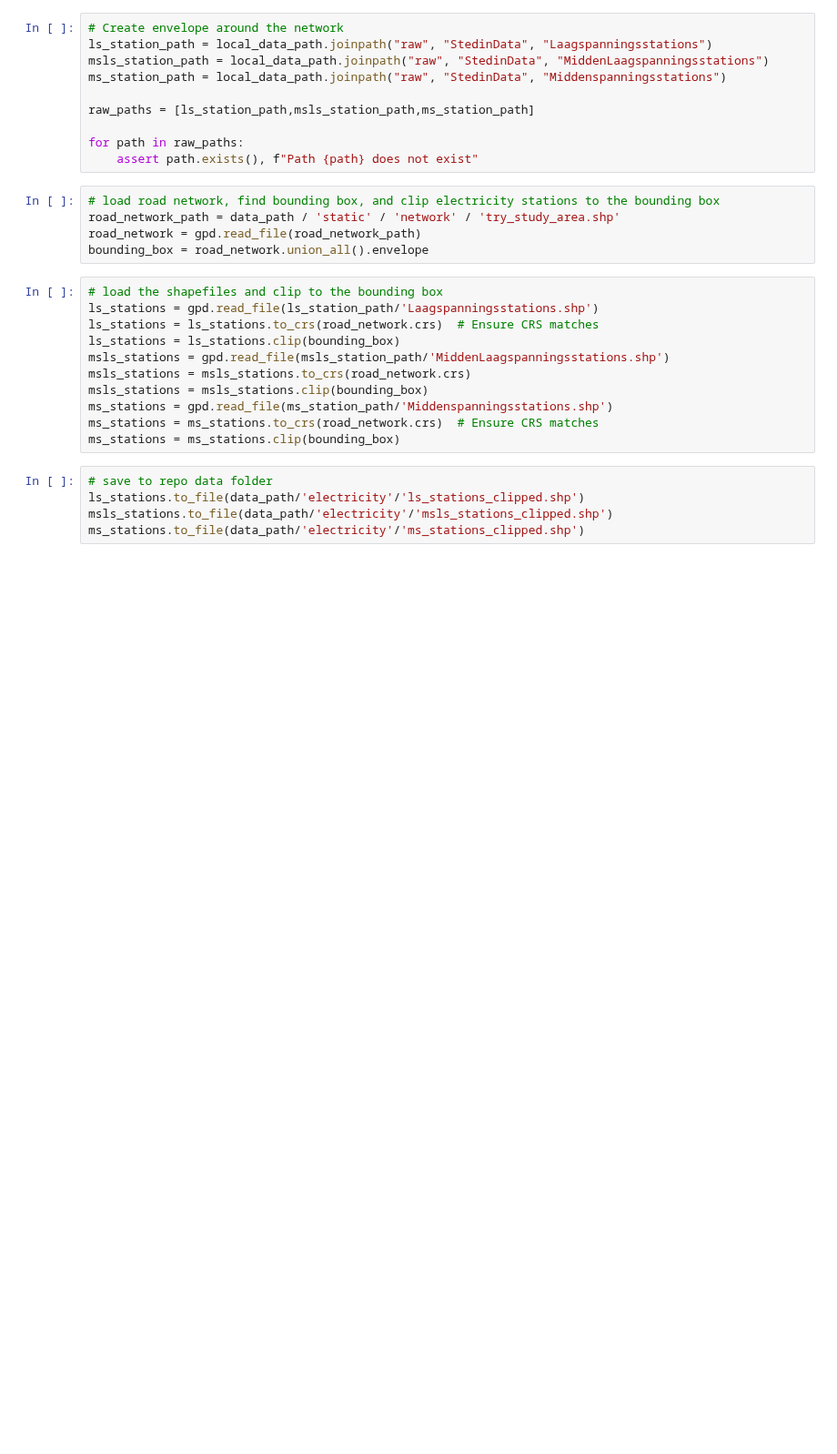
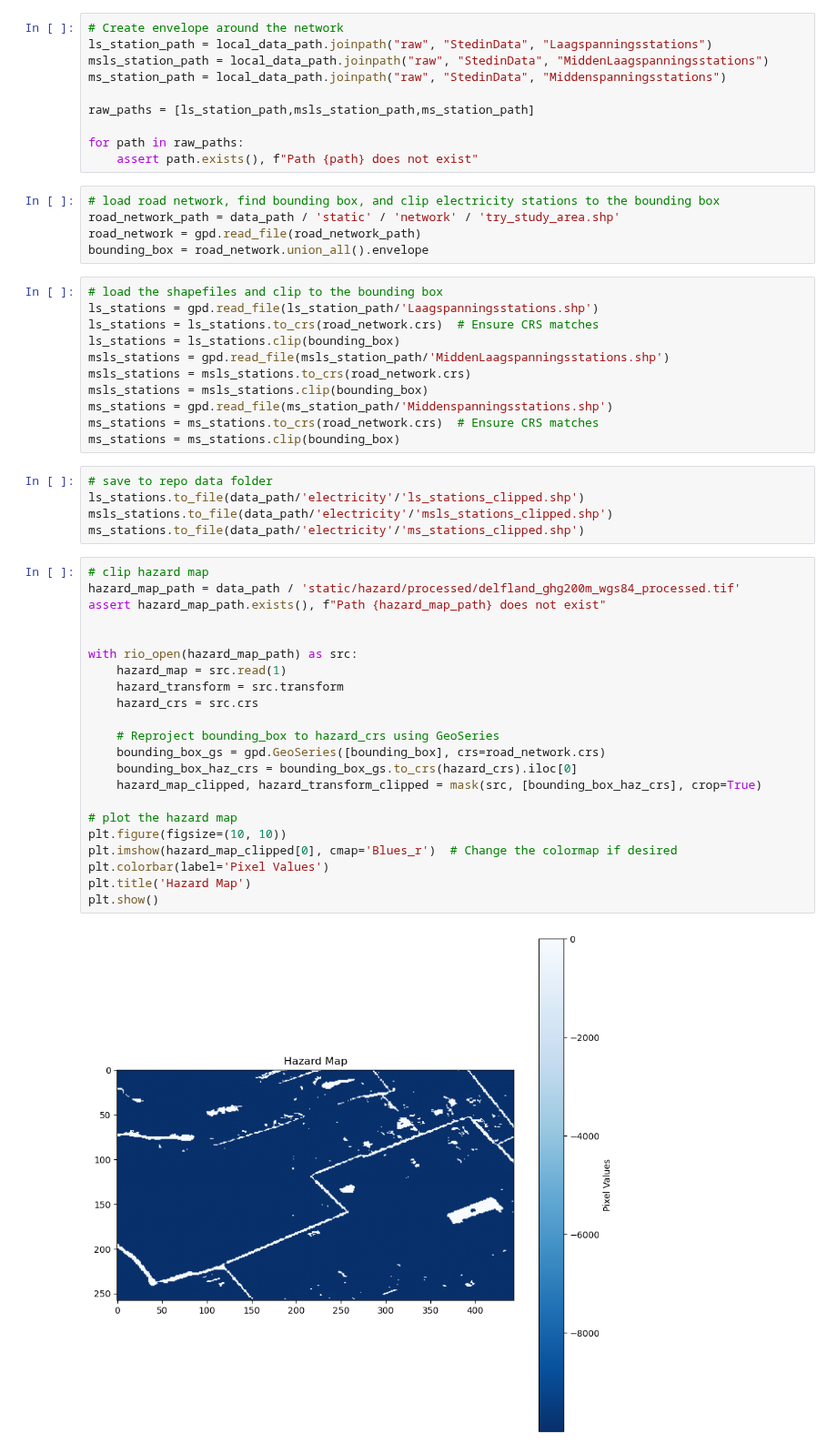
Before and after one commit to edPeregrina/powerpath, a Jupyter notebook: book/clipping_data.ipynb, the cells around one changed output. Shown at 91% size. Drawn from its saved outputs; the diff is of its cells as text; blank space fills up the shorter version.

```diff
--- a/book/clipping_data.ipynb
+++ b/book/clipping_data.ipynb
@@ -50,3 +41,27 @@ ms_stations = ms_stations.clip(bounding_box)
 ls_stations.to_file(data_path/'electricity'/'ls_stations_clipped.shp')
 msls_stations.to_file(data_path/'electricity'/'msls_stations_clipped.shp')
 ms_stations.to_file(data_path/'electricity'/'ms_stations_clipped.shp')
+# %%
+# clip hazard map
+hazard_map_path = data_path / 'static/hazard/processed/delfland_ghg200m_wgs84_processed.tif'
+assert hazard_map_path.exists(), f"Path {hazard_map_path} does not exist"
+
+
+with rio_open(hazard_map_path) as src:
+    hazard_map = src.read(1)
+    hazard_transform = src.transform
+    hazard_crs = src.crs
+
+    # Reproject bounding_box to hazard_crs using GeoSeries
+    bounding_box_gs = gpd.GeoSeries([bounding_box], crs=road_network.crs)
+    bounding_box_haz_crs = bounding_box_gs.to_crs(hazard_crs).iloc[0]
+    hazard_map_clipped, hazard_transform_clipped = mask(src, [bounding_box_haz_crs], crop=True)
+
+# plot the hazard map
+plt.figure(figsize=(10, 10))
+plt.imshow(hazard_map_clipped[0], cmap='Blues_r')  # Change the colormap if desired
+plt.colorbar(label='Pixel Values')
+plt.title('Hazard Map')
+plt.show()
+# %% [output]
+[figure, added]
```
Also changed, not shown: parts of 3 cells of this notebook.
